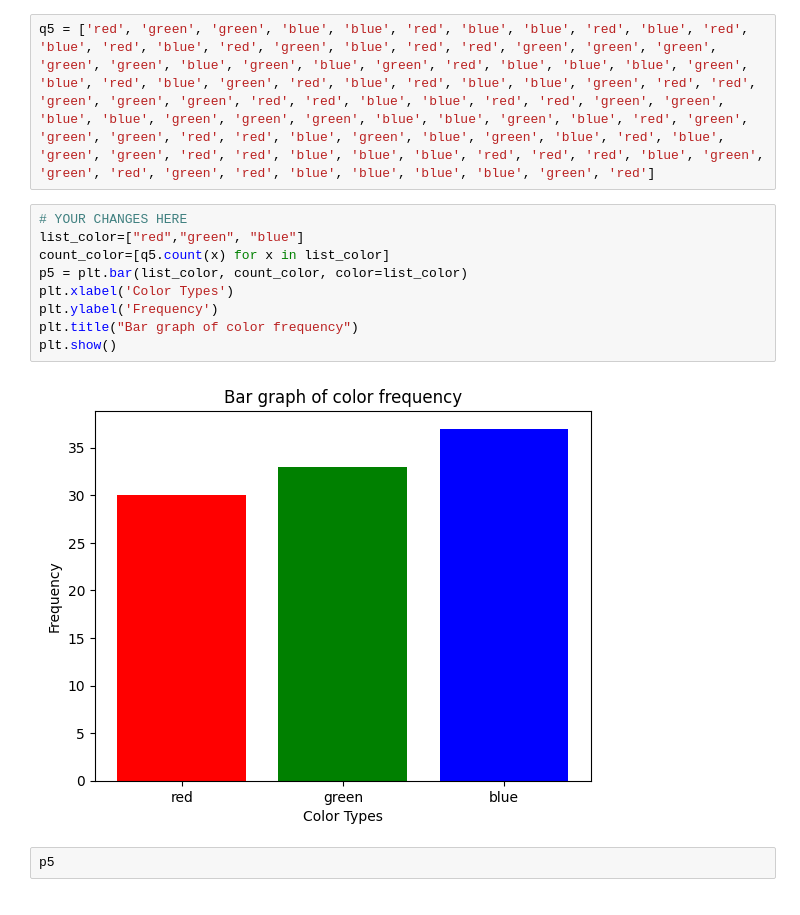
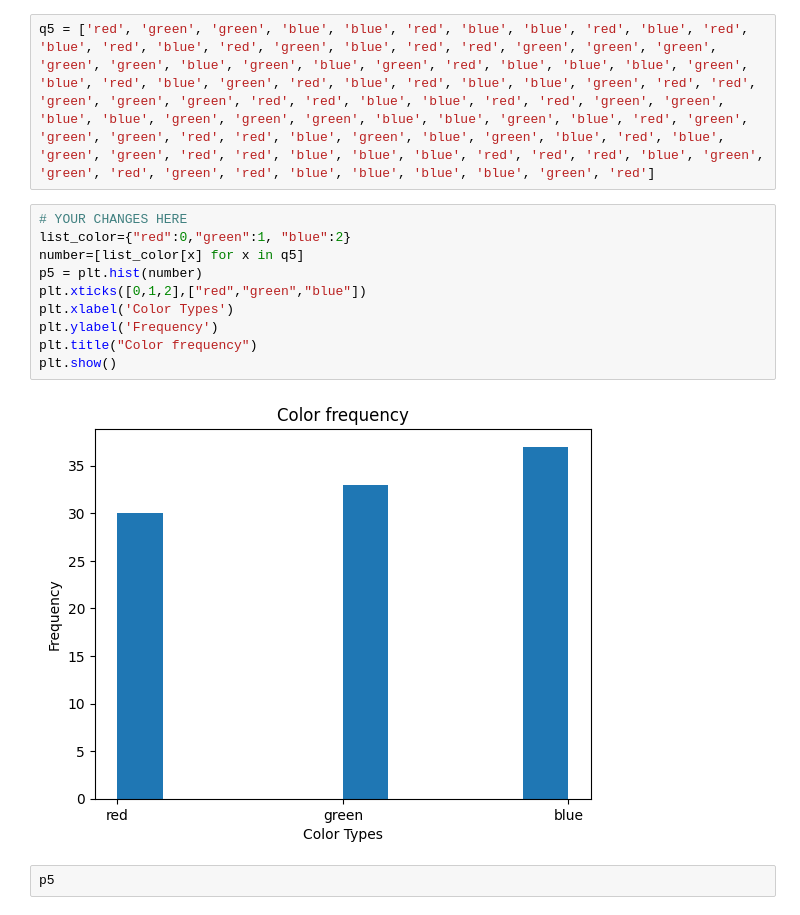
Before and after one commit to Jbaner/dx601-homework-02, a Jupyter notebook: homework.ipynb, the cells around one changed output. Saved outputs shown, nothing was run; the diff lists cells and outputs as text.

```diff
--- a/homework.ipynb
+++ b/homework.ipynb
@@ -117,15 +117,16 @@ Plot a histogram of these samples grouped by color using `plt.hist` and save the
 q5 = ['red', 'green', 'green', 'blue', 'blue', 'red', 'blue', 'blue', 'red', 'blue', 'red', 'blue', 'red', 'blue', 'red', 'green', 'blue', 'red', 'red', 'green', 'green', 'green', 'green', 'green', 'blue', 'green', 'blue', 'green', 'red', 'blue', 'blue', 'blue', 'green', 'blue', 'red', 'blue', 'green', 'red', 'blue', 'red', 'blue', 'blue', 'green', 'red', 'red', 'green', 'green', 'green', 'red', 'red', 'blue', 'blue', 'red', 'red', 'green', 'green', 'blue', 'blue', 'green', 'green', 'green', 'blue', 'blue', 'green', 'blue', 'red', 'green', 'green', 'green', 'red', 'red', 'blue', 'green', 'blue', 'green', 'blue', 'red', 'blue', 'green', 'green', 'red', 'red', 'blue', 'blue', 'blue', 'red', 'red', 'red', 'blue', 'green', 'green', 'red', 'green', 'red', 'blue', 'blue', 'blue', 'blue', 'green', 'red']
 # %%
 # YOUR CHANGES HERE
-list_color=["red","green", "blue"]
-count_color=[q5.count(x) for x in list_color]
-p5 = plt.bar(list_color, count_color, color=list_color)
+list_color={"red":0,"green":1, "blue":2}
+number=[list_color[x] for x in q5]
+p5 = plt.hist(number)
+plt.xticks([0,1,2],["red","green","blue"])
 plt.xlabel('Color Types')
 plt.ylabel('Frequency')
-plt.title("Bar graph of color frequency")
+plt.title("Color frequency")
 plt.show()
 # %% [output]
-[figure, old version]
+[figure, new version]
 # %%
 p5
 # %% [output]
```
